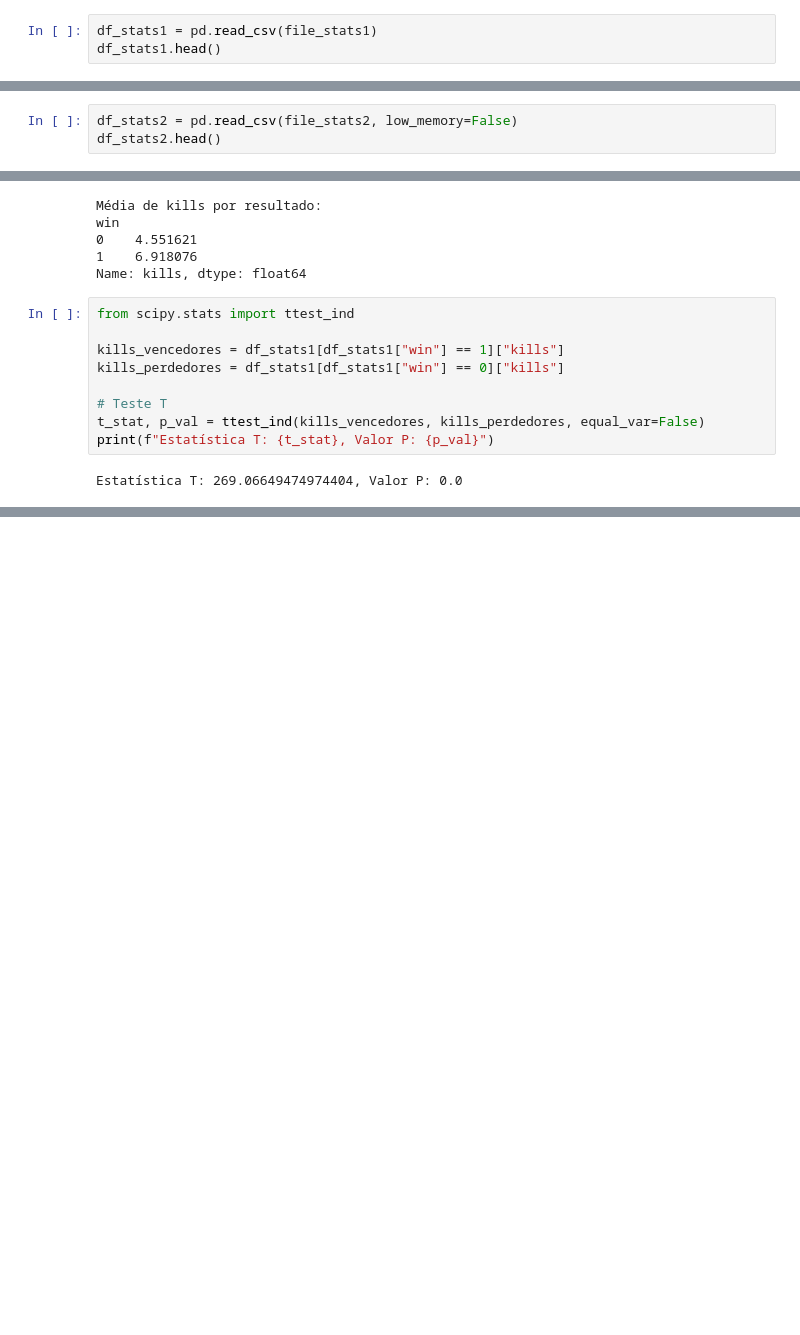
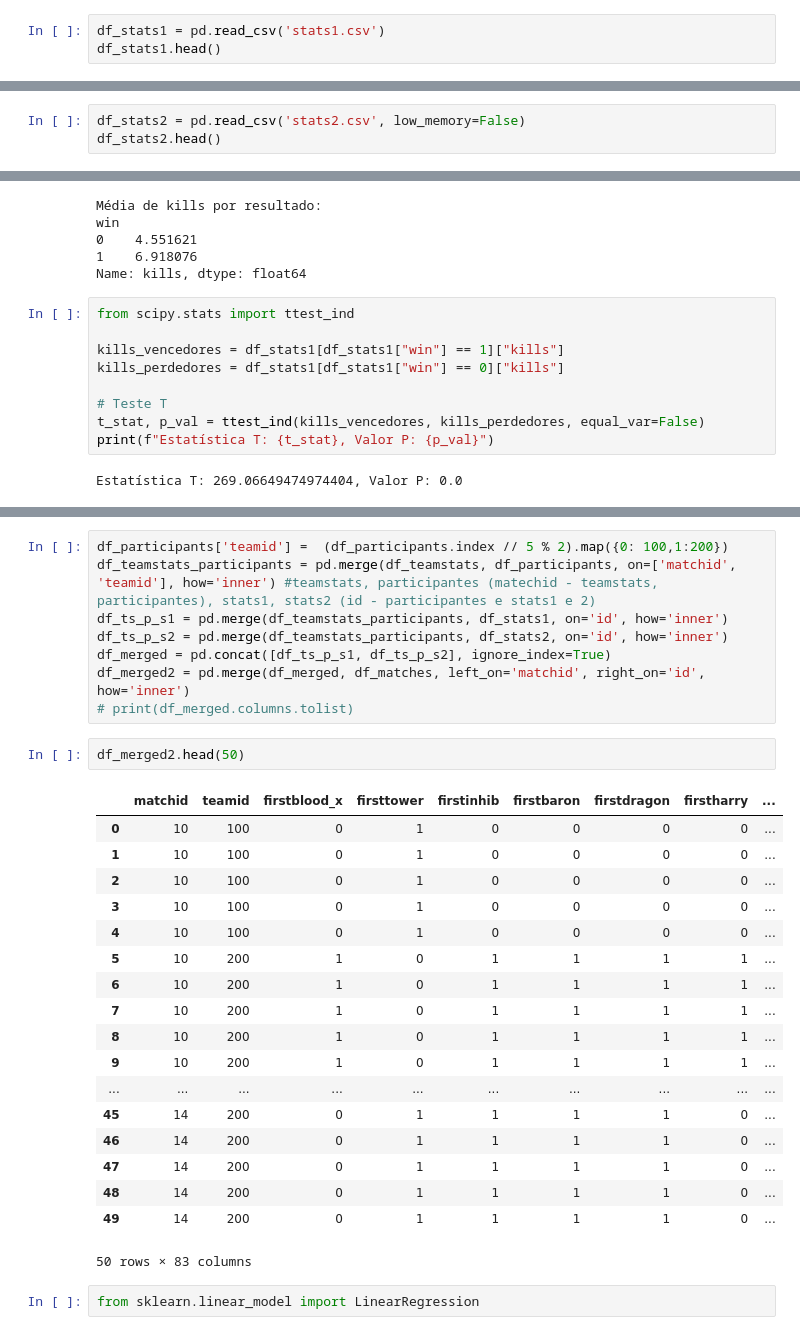
Before and after one commit to mateuszaparoli/TP_ICD, a Jupyter notebook: TP_ICD.ipynb, the cells around one changed output, grey strips where cells are left out. Saved outputs shown, nothing was run; the diff lists cells and outputs as text; blank space fills up the shorter version.

Commit message:
merges

```diff
--- a/TP_ICD.ipynb
+++ b/TP_ICD.ipynb
@@ -50,5 +37,5 @@ Arquivo baixado: stats1.csv
 # %%
-df_stats1 = pd.read_csv(file_stats1)
+df_stats1 = pd.read_csv('stats1.csv')
 df_stats1.head()
 # %% [output]
 |  | id | win | item1 | item2 | item3 | item4 | item5 | item6 | trinket | kills | ... | ... |
@@ -69,5 +54,5 @@ Arquivo baixado: stats2.csv
 # %%
-df_stats2 = pd.read_csv(file_stats2, low_memory=False)
+df_stats2 = pd.read_csv('stats2.csv', low_memory=False)
 df_stats2.head()
 # %% [output]
 |  | id | win | item1 | item2 | item3 | item4 | item5 | item6 | trinket | kills | ... | ... |
@@ -329,0 +319,31 @@ plt.show()
+# %%
+df_participants['teamid'] =  (df_participants.index // 5 % 2).map({0: 100,1:200})
+df_teamstats_participants = pd.merge(df_teamstats, df_participants, on=['matchid', 'teamid'], how='inner') #teamstats, participantes (matechid - teamstats, participantes), stats1, stats2 (id - participantes e stats1 e 2)
+df_ts_p_s1 = pd.merge(df_teamstats_participants, df_stats1, on='id', how='inner')
+df_ts_p_s2 = pd.merge(df_teamstats_participants, df_stats2, on='id', how='inner')
+df_merged = pd.concat([df_ts_p_s1, df_ts_p_s2], ignore_index=True)
+df_merged2 = pd.merge(df_merged, df_matches, left_on='matchid', right_on='id', how='inner')
+# print(df_merged.columns.tolist)
+# %%
+df_merged2.head(50)
+# %% [output]
+|  | matchid | teamid | firstblood_x | firsttower | firstinhib | firstbaron | firstdragon | firstharry | ... |
+| 0 | 10 | 100 | 0 | 1 | 0 | 0 | 0 | 0 | ... |
+| 1 | 10 | 100 | 0 | 1 | 0 | 0 | 0 | 0 | ... |
+| 2 | 10 | 100 | 0 | 1 | 0 | 0 | 0 | 0 | ... |
+| 3 | 10 | 100 | 0 | 1 | 0 | 0 | 0 | 0 | ... |
+| 4 | 10 | 100 | 0 | 1 | 0 | 0 | 0 | 0 | ... |
+| 5 | 10 | 200 | 1 | 0 | 1 | 1 | 1 | 1 | ... |
+| 6 | 10 | 200 | 1 | 0 | 1 | 1 | 1 | 1 | ... |
+| 7 | 10 | 200 | 1 | 0 | 1 | 1 | 1 | 1 | ... |
+| 8 | 10 | 200 | 1 | 0 | 1 | 1 | 1 | 1 | ... |
+| 9 | 10 | 200 | 1 | 0 | 1 | 1 | 1 | 1 | ... |
+| ... | ... | ... | ... | ... | ... | ... | ... | ... | ... |
+| 45 | 14 | 200 | 0 | 1 | 1 | 1 | 1 | 0 | ... |
+| 46 | 14 | 200 | 0 | 1 | 1 | 1 | 1 | 0 | ... |
+| 47 | 14 | 200 | 0 | 1 | 1 | 1 | 1 | 0 | ... |
+| 48 | 14 | 200 | 0 | 1 | 1 | 1 | 1 | 0 | ... |
+| 49 | 14 | 200 | 0 | 1 | 1 | 1 | 1 | 0 | ... |
+50 rows × 83 columns
+# %%
+from sklearn.linear_model import LinearRegression
```
Also changed, not shown: parts of 6 cells of this notebook, 1 other file.
